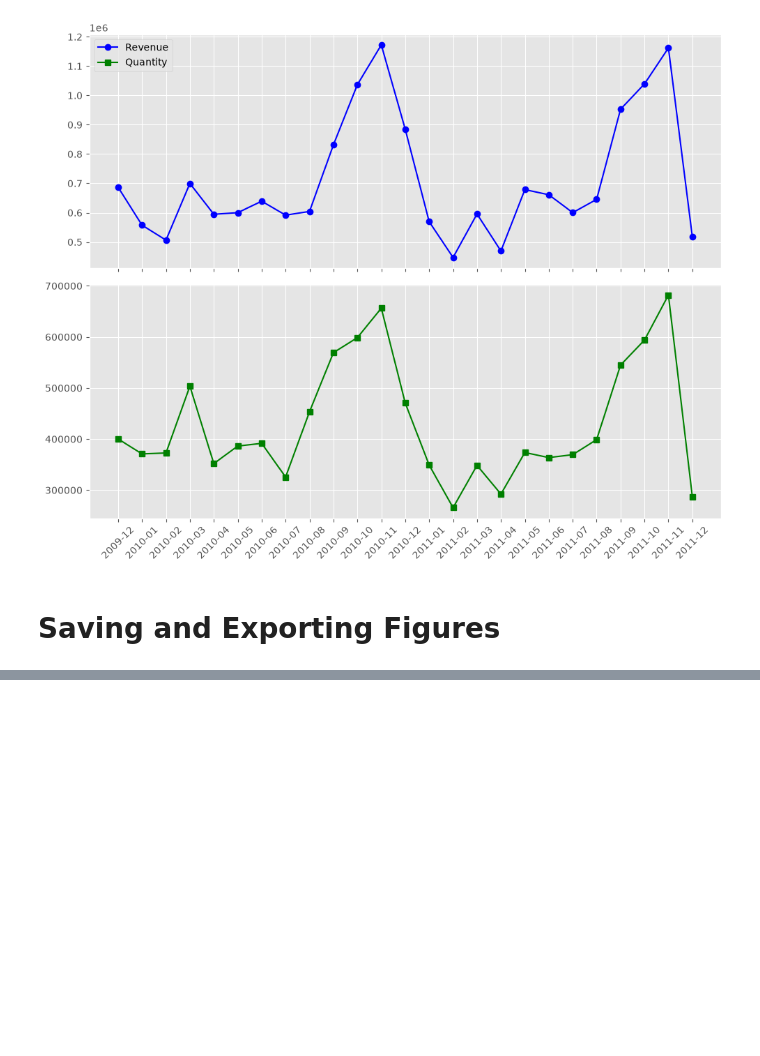
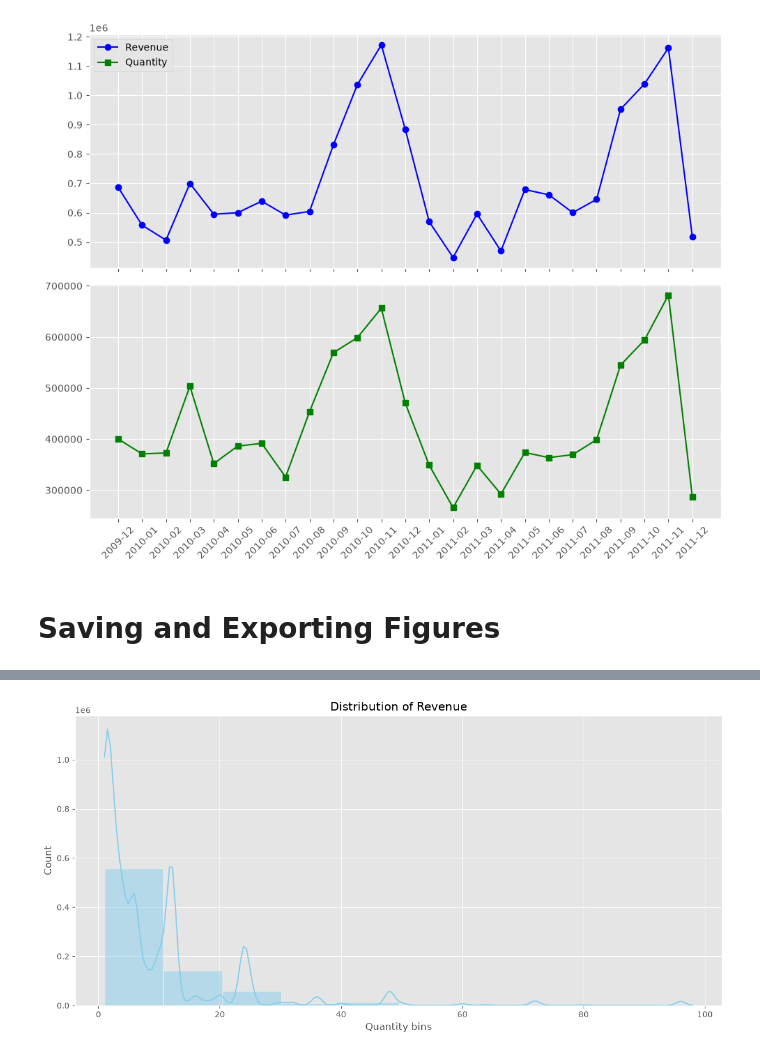
Before and after one commit to Shubham141-Git/Data-Science-Learning, a Jupyter notebook: level_2/Data Visualization/01-03-2026/July-23-2026.ipynb, the cells around one changed output, grey strips where cells are left out. Drawn from its saved outputs; the diff is of its cells as text; code cells hidden in the pictures; blank space fills up the shorter version.

Commit message:
Data Base

```diff
--- a/level_2/Data Visualization/01-03-2026/July-23-2026.ipynb
+++ b/level_2/Data Visualization/01-03-2026/July-23-2026.ipynb
@@ -800,0 +853,22 @@ plt.close()
+# %%
+#when kde is true kde  tell us the  / probablity of  getting rhe invoice between each bin
+
+'''
+KDE stands for Kernel Density Estimation.
+
+It is used to estimate the probability density (distribution) of continuous data. Instead of showing bars like a histogram,
+KDE draws a smooth curve that represents how the data is distributed.
+'''
+
+
+plt.figure(figsize=(12, 6))
+sns.histplot(df_quantity['Quantity'], bins=10, kde=True, color='skyblue')
+plt.title('Distribution of Revenue')
+plt.xlabel('Quantity bins')
+plt.ylabel('Count')
+plt.tight_layout()
+plt.show()
+
+# Kernel Density Estimate
+# %% [output]
+[figure, added]
```
Also changed, not shown: parts of 32 cells of this notebook, 1 other file.
